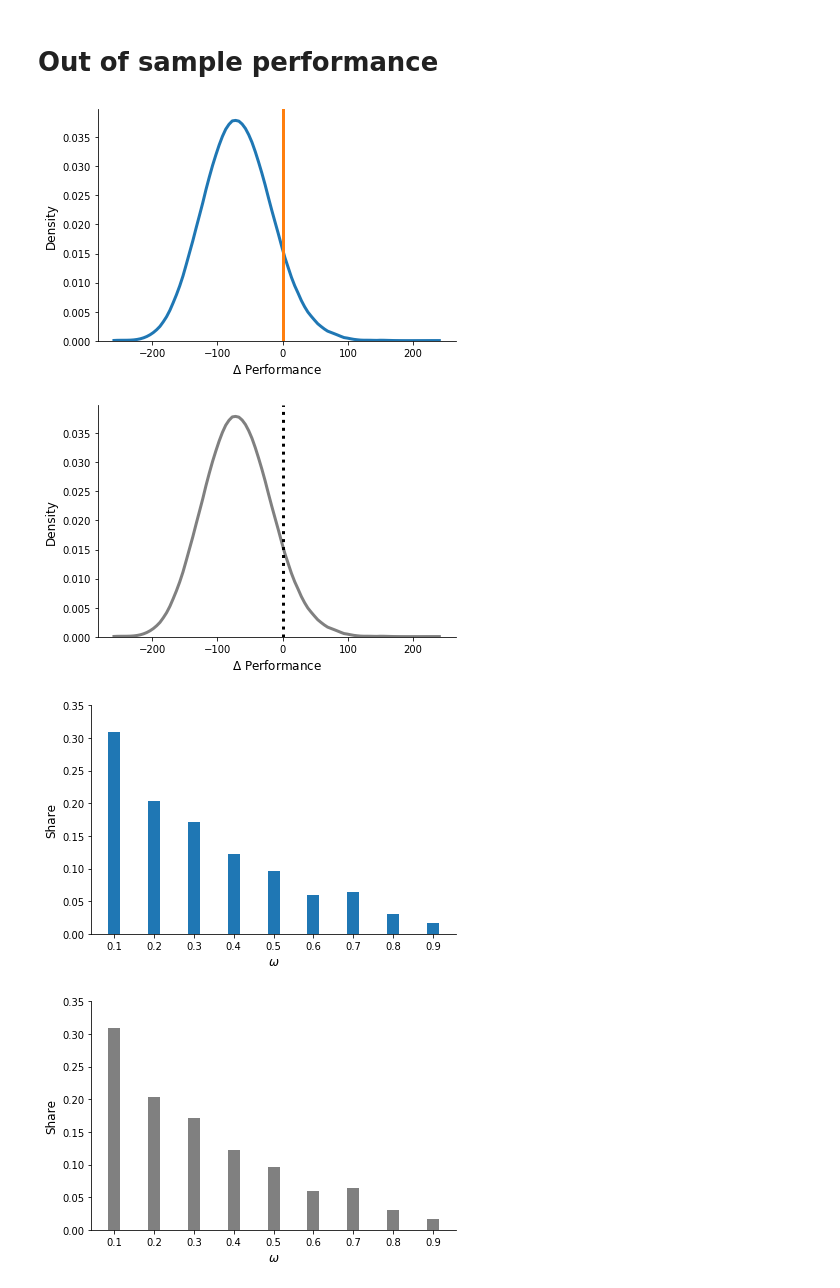
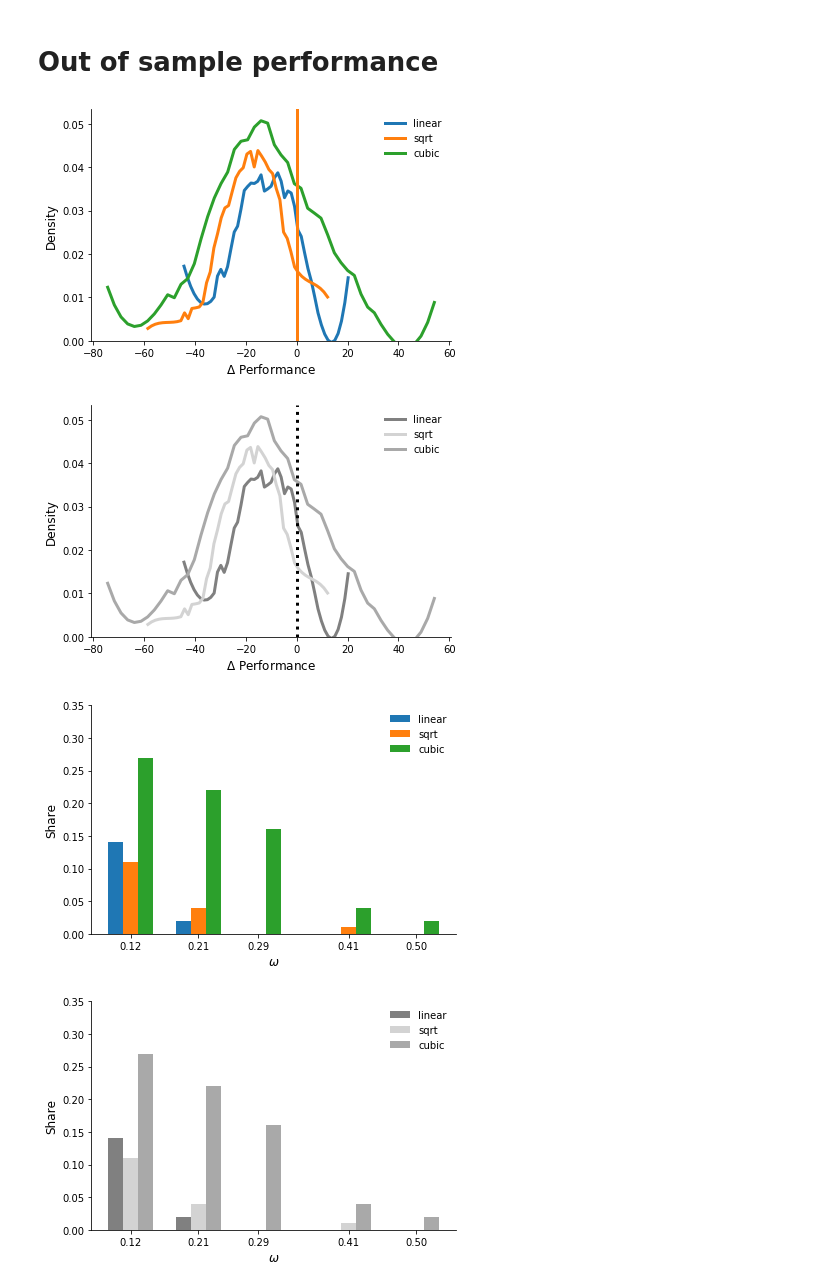
Before and after one commit to robustzurcher/analysis, a Jupyter notebook: notebooks/03_application.ipynb, the cells around one changed output. Drawn from its saved outputs; the diff is of its cells as text; code cells hidden in the pictures.

Commit message:
Adapted figures to three cost functions.

```diff
--- a/notebooks/03_application.ipynb
+++ b/notebooks/03_application.ipynb
@@ -158,15 +185,14 @@ get_difference_plot()
 # %% [markdown]
 # Out of sample performance
 # %%
-get_out_of_sample_diff(0.50, 100, 4292)
+get_out_of_sample_diff(0.12, 50, 19)
 # %% [output]
-[figure, old version]
+[figure, new version]
-[figure, old version]
+[figure, new version]
 # %%
-keys = [0.1, 0.2, 0.3, 0.4, 0.5, 0.6, 0.7, 0.8, 0.9]
-width = 0.03
-sample_size = 4292
-get_robust_performance(keys, width, sample_size)
+keys = [0.12, 0.21, 0.29, 0.41, 0.5]
+width = 0.02
+get_robust_performance(keys, width)
 # %% [output]
-[figure, old version]
+[figure, new version]
-[figure, old version]
+[figure, new version]
```
Also changed, not shown: parts of 25 cells of this notebook, 2 other files.
